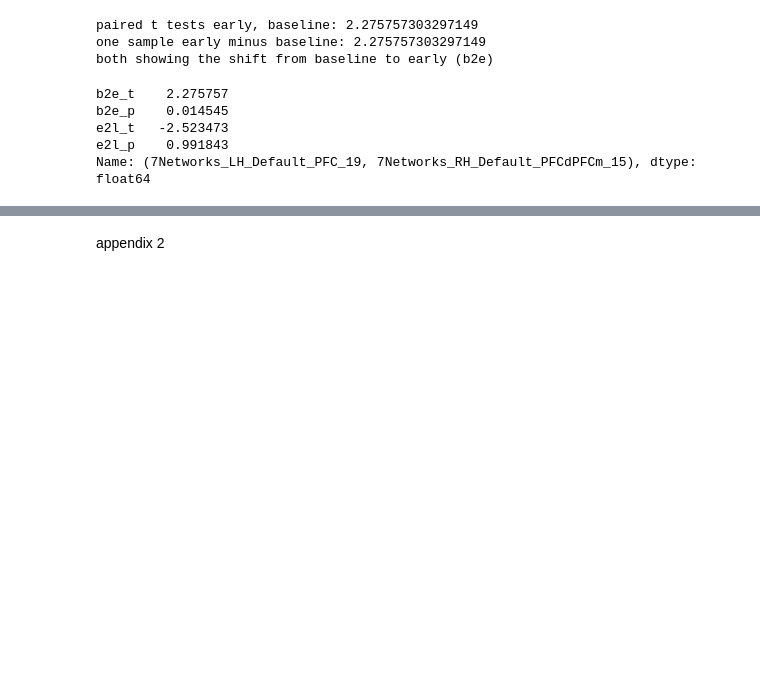
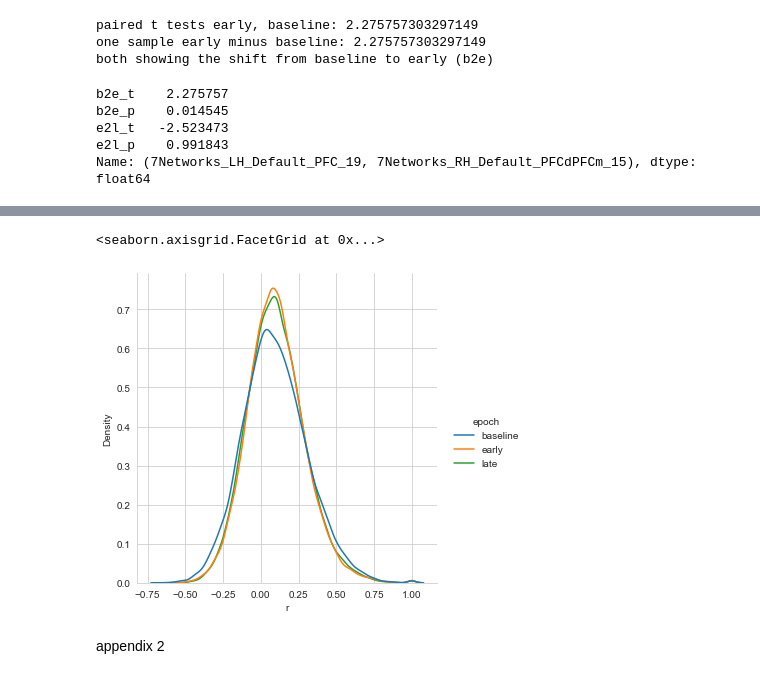
Before and after one commit to qniksefat/gradient-notebooks, a Jupyter notebook: large-manifold-nbs/4-seed.ipynb, the cells around one changed output, grey strips where cells are left out. Saved outputs shown, nothing was run; the diff lists cells and outputs as text; code cells hidden in the pictures; blank space fills up the shorter version.

Commit message:
plot shifts in seed conn for a modified list of regions

```diff
--- a/large-manifold-nbs/4-seed.ipynb
+++ b/large-manifold-nbs/4-seed.ipynb
@@ -248,3 +265,8 @@ Name: (7Networks_LH_Default_PFC_19, 7Networks_RH_Default_PFCdPFCm_15), dtype: fl
+# %%
+seaborn.displot(dfr.loc['7Networks_LH_Default_pCunPCC_32'], x='r', hue='epoch', kind='kde')
+# %% [output]
+<seaborn.axisgrid.FacetGrid at 0x...>
+[figure, added]
 # %% [markdown]
 appendix 2
 # %%
```
Also changed, not shown: parts of 2 cells of this notebook, 52 other files.
